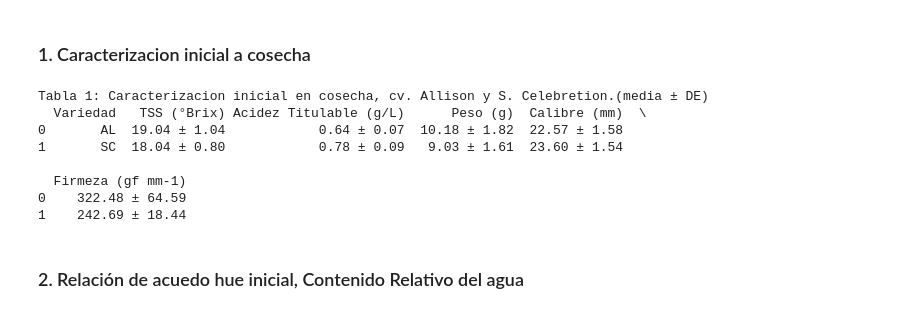
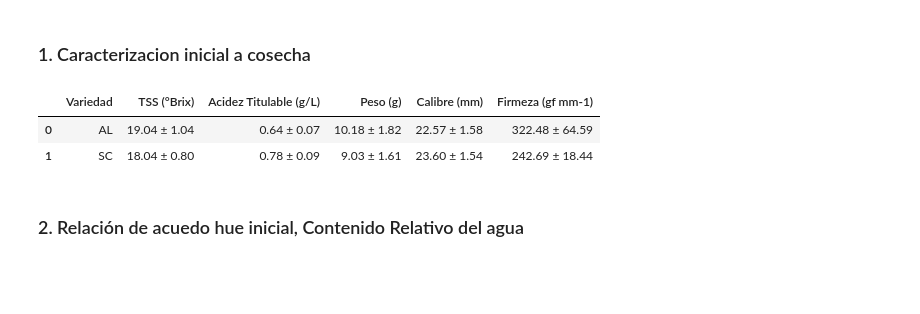
Before and after one commit to stwar7/Uva-de-mesa-2025, a Jupyter notebook: Scripts/pardeamiento_uva.ipynb, the cells around one changed output. Drawn from its saved outputs; the diff is of its cells as text; code cells hidden in the pictures; blank space fills up the shorter version.

```diff
--- a/Scripts/pardeamiento_uva.ipynb
+++ b/Scripts/pardeamiento_uva.ipynb
@@ -18,8 +18,7 @@ from sklearn.linear_model import LinearRegression
 # %% [markdown]
 ### 1. Caracterizacion inicial a cosecha
 # %%
-print('Tabla 1: Caracterizacion inicial en cosecha, cv. Allison y S. Celebretion.(media ± DE)')
-
+#cargar datos caracterizacion inicial
 Cosecha = pd.read_excel(r'../datos/caracterizacion inicial.xlsx')
 df = pd.DataFrame(Cosecha)
 
@@ -27,42 +26,37 @@ df.columns = df.columns.str.strip() # Normalizar nombres de columnas
 
 # Filtro de datos de acuerdo evaluacion 0h,3h,18h
 df_filtrado = df[df["Evaluacion"].isin(["E00", "E03", "E18"])]
 
 # Tabla resumen de caracterizacion inicial
 df_resumen =(df_filtrado.groupby('Variedad')
              [['TSS','Acidez_titulable', 'Peso', 'Calibre_Ecuatorial', 'Firmeza']]
 .agg(['mean', 'std','count'])
 .round(2)
 .reset_index()
 )
 # creamos un tabal media + DE
 tabla_resumen = pd.DataFrame()
 tabla_resumen["Variedad"] = df_resumen["Variedad"]
 
 for var in ["TSS", "Acidez_titulable", "Peso", "Calibre_Ecuatorial", "Firmeza"]:
     tabla_resumen[var] = df_resumen.apply(
         lambda x: f"{x[(var, 'mean')]:.2f} ± {x[(var, 'std')]:.2f}", axis=1
     )
 
 # Renombrar encabezados
 tabla_resumen = tabla_resumen.rename(columns={
     "TSS": "TSS (°Brix)",
     "Acidez_titulable": "Acidez Titulable (g/L)",
     "Peso": "Peso (g)",
     "Calibre_Ecuatorial": "Calibre (mm)",
     "Firmeza": "Firmeza (gf mm-1)"
 })
 
-print(tabla_resumen)
+tabla_resumen
 # %% [output]
-Tabla 1: Caracterizacion inicial en cosecha, cv. Allison y S. Celebretion.(media ± DE)
-  Variedad   TSS (°Brix) Acidez Titulable (g/L)      Peso (g)  Calibre (mm)  \
-0       AL  19.04 ± 1.04            0.64 ± 0.07  10.18 ± 1.82  22.57 ± 1.58
-1       SC  18.04 ± 0.80            0.78 ± 0.09   9.03 ± 1.61  23.60 ± 1.54
-
-  Firmeza (gf mm-1)
-0    322.48 ± 64.59
-1    242.69 ± 18.44
+|  | Variedad | TSS (°Brix) | Acidez Titulable (g/L) | Peso (g) | Calibre (mm) | Firmeza (gf mm-1) |
+| 0 | AL | 19.04 ± 1.04 | 0.64 ± 0.07 | 10.18 ± 1.82 | 22.57 ± 1.58 | 322.48 ± 64.59 |
+| 1 | SC | 18.04 ± 0.80 | 0.78 ± 0.09 | 9.03 ± 1.61 | 23.60 ± 1.54 | 242.69 ± 18.44 |
 # %% [markdown]
 ### 2. Relación de acuedo hue inicial, Contenido Relativo del agua
 # %%
```
Also changed, not shown: parts of 5 cells of this notebook, 9 other files.
